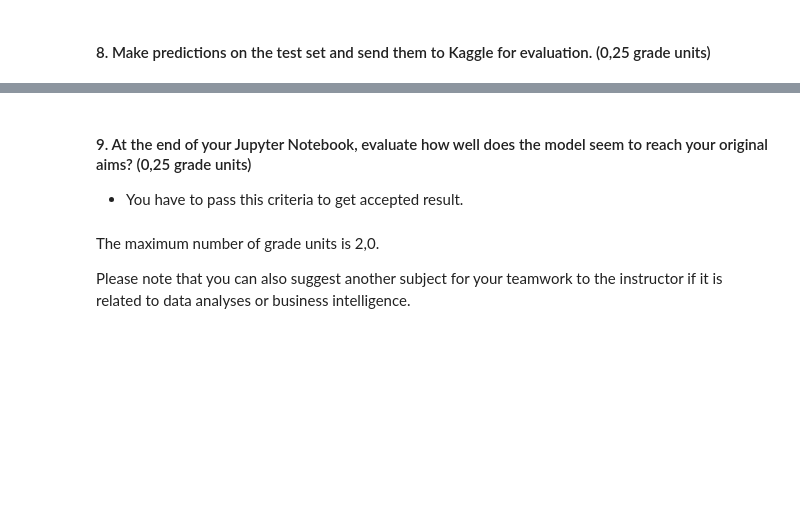
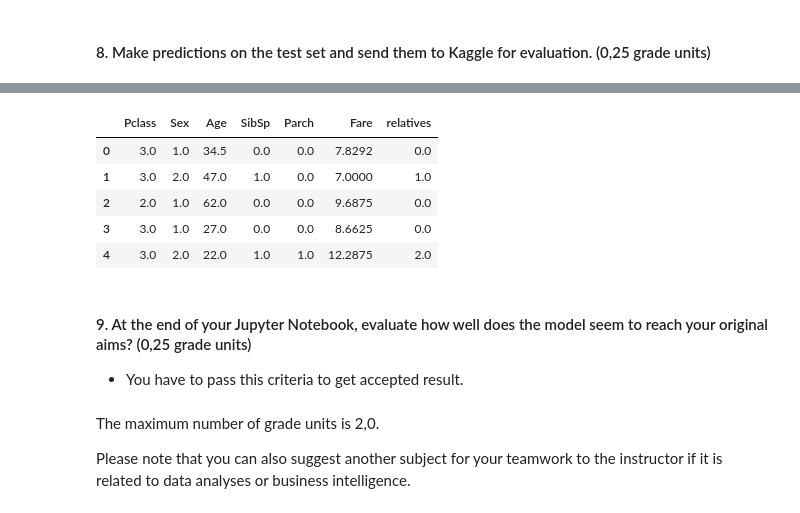
Before and after one commit to Krediann/DAKO_ryhma3, a Jupyter notebook: Titanic.ipynb, the cells around one changed output, grey strips where cells are left out. Cells and saved outputs as stored; diff of their text form; code cells hidden in the pictures; blank space fills up the shorter version.

```diff
--- a/Titanic.ipynb
+++ b/Titanic.ipynb
@@ -556,2 +642,4 @@ IndexError: index 733 is out of bounds for axis 0 with size 315
 # %% [markdown]
 #### 8. Make predictions on the test set and send them to Kaggle for evaluation. (0,25 grade units)
+# %%
+test_set = test_set.drop(['Ticket', 'Name', 'Cabin', 'PassengerId', 'Embarked'], axis=1)
@@ -557,0 +650,9 @@ IndexError: index 733 is out of bounds for axis 0 with size 315
+# %%
+# creating a dict file
+gender = {'male': 1,'female': 2}
+test_set["Sex"] = [gender[item] for item in test_set["Sex"]]
+# %%
+imputer = SimpleImputer(strategy='median')
+X_test = imputer.fit_transform(test_set)
+# %%
+test_set = pd.DataFrame(X_test, columns=test_set.columns)
@@ -557,0 +676,9 @@ IndexError: index 733 is out of bounds for axis 0 with size 315
+# %%
+test_set.head()
+# %% [output]
+|  | Pclass | Sex | Age | SibSp | Parch | Fare | relatives |
+| 0 | 3.0 | 1.0 | 34.5 | 0.0 | 0.0 | 7.8292 | 0.0 |
+| 1 | 3.0 | 2.0 | 47.0 | 1.0 | 0.0 | 7.0000 | 1.0 |
+| 2 | 2.0 | 1.0 | 62.0 | 0.0 | 0.0 | 9.6875 | 0.0 |
+| 3 | 3.0 | 1.0 | 27.0 | 0.0 | 0.0 | 8.6625 | 0.0 |
+| 4 | 3.0 | 2.0 | 22.0 | 1.0 | 1.0 | 12.2875 | 2.0 |
```
Also changed, not shown: parts of 80 cells of this notebook, 3 other files.
